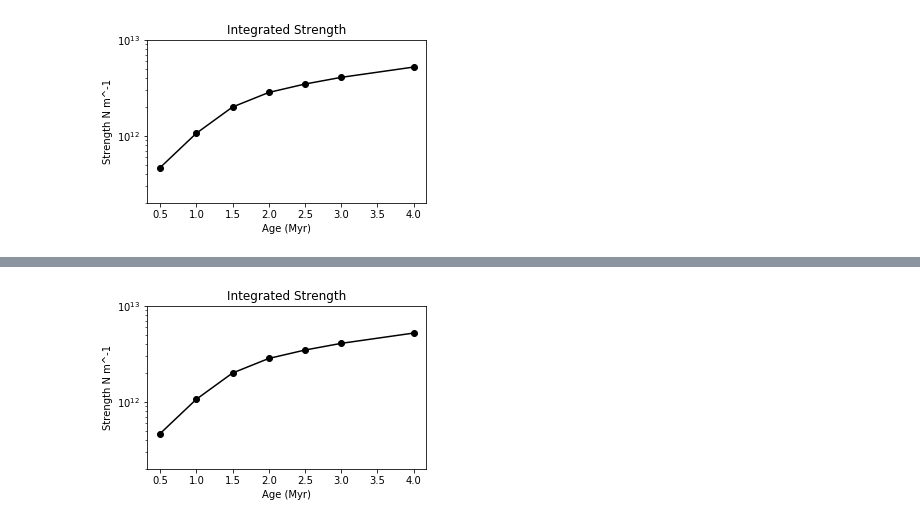
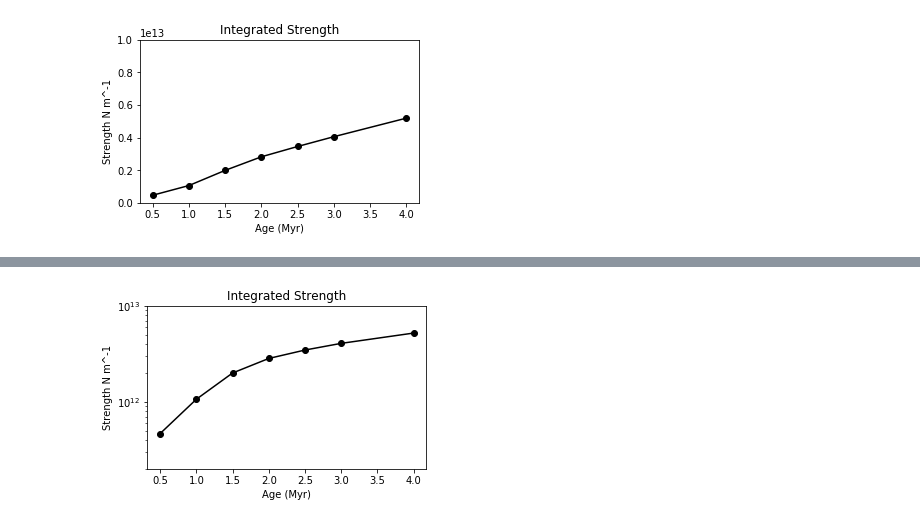
Before and after one commit to hughaharper/yield-strength-envelope, a Jupyter notebook: src/ocean_litho_yse/Ocean-litho-YSE.ipynb, the cells around one changed output, grey strips where cells are left out. Saved outputs shown, nothing was run; the diff lists cells and outputs as text; code cells hidden in the pictures.

```diff
--- a/src/ocean_litho_yse/Ocean-litho-YSE.ipynb
+++ b/src/ocean_litho_yse/Ocean-litho-YSE.ipynb
@@ -72,14 +80,14 @@ for age in ages:
 [figure]
 # %%
 fig_str, ax_str = plt.subplots(figsize=(5.0, 3.0))
-ax_str.semilogy(ages,strength_a,'ko-')
-ax_str.set_ylim(0.2e12, 1e13);
+ax_str.plot(ages,strength_a,'ko-')
+ax_str.set_ylim(0, 1e13);
 ax_str.set_xlabel('Age (Myr)');
 ax_str.set_ylabel('Strength N m^-1');
 ax_str.set_title('Integrated Strength')
 plt.show()
 # %% [output]
-[figure, old version]
+[figure, new version]
 # %%
 i = 0
 # prepare plotting axes
```
Also changed, not shown: parts of 3 cells of this notebook, 2 other files.
